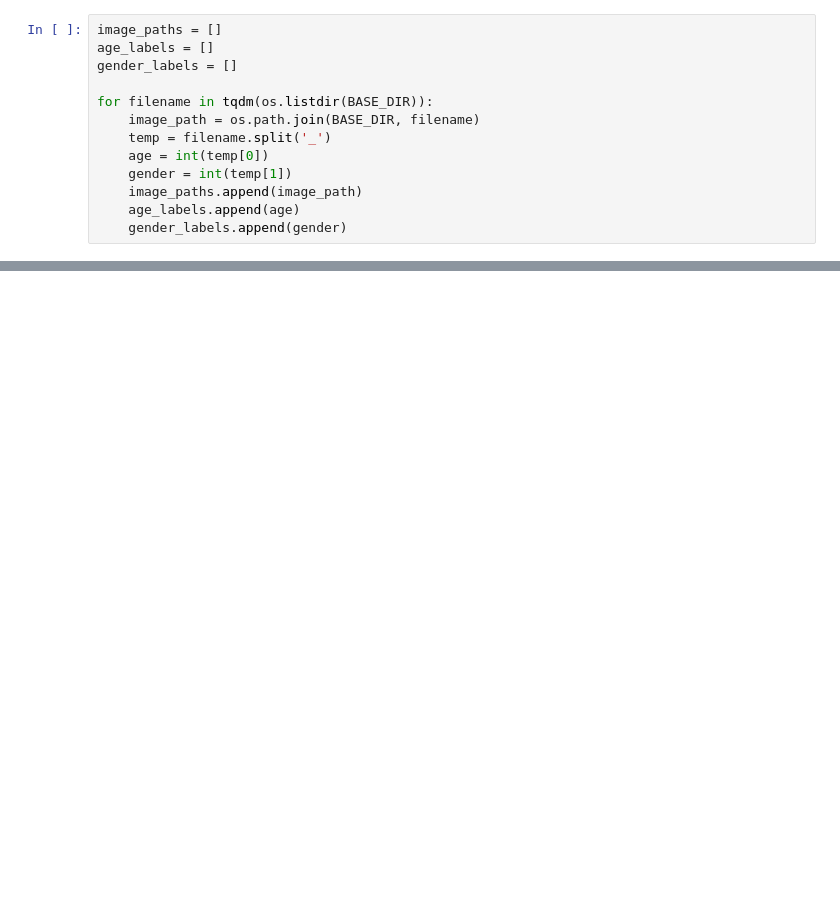
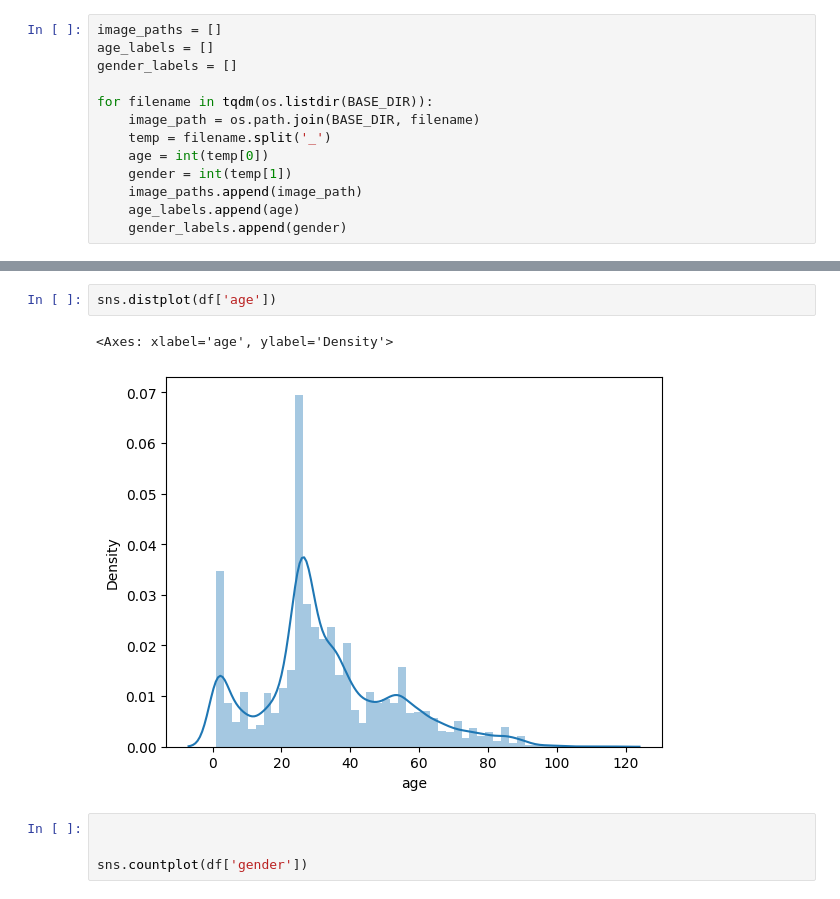
Before and after one commit to f247805/DeepLearning, a Jupyter notebook: DeepLearningProject.ipynb, the cells around one changed output, grey strips where cells are left out. Saved outputs shown, nothing was run; the diff lists cells and outputs as text; blank space fills up the shorter version.

```diff
--- a/DeepLearningProject.ipynb
+++ b/DeepLearningProject.ipynb
@@ -43,0 +59,9 @@ unzip:  cannot find zipfile directory in one of /content/dataset/archive (3).zip
+# %%
+sns.distplot(df['age'])
+# %% [output]
+<Axes: xlabel='age', ylabel='Density'>
+[figure, added]
+# %%
+
+
+sns.countplot(df['gender'])
```
Also changed, not shown: parts of 17 cells of this notebook.
